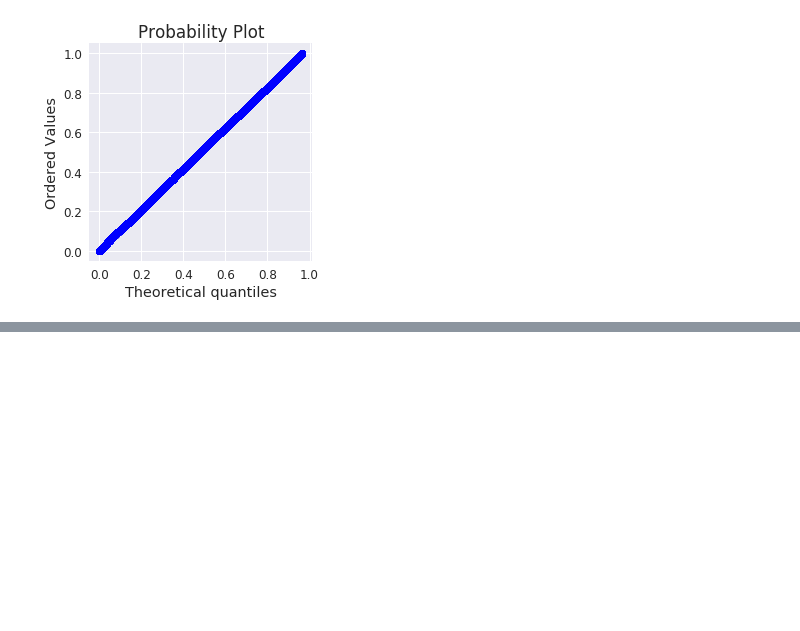
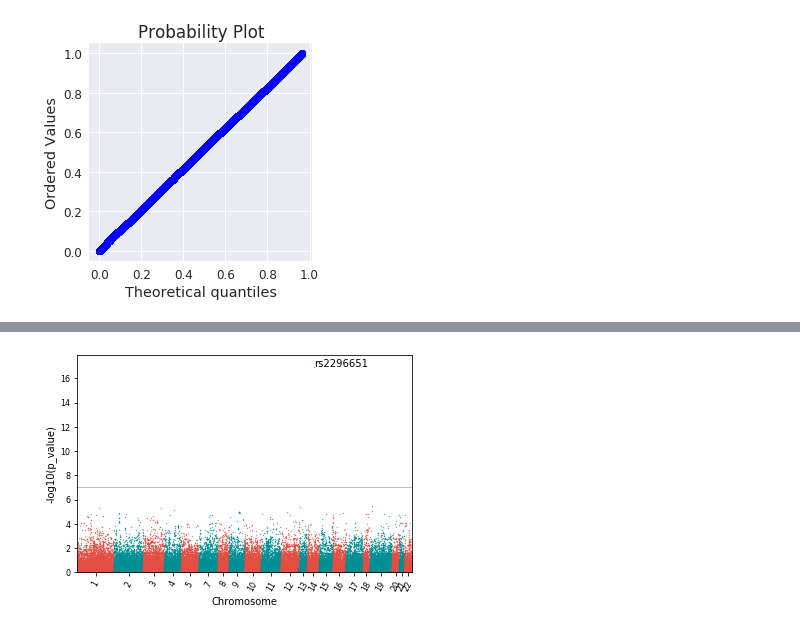
Before and after one commit to matthiaszeller/HBV, a Jupyter notebook: Host genotypes - Analysis.ipynb, the cells around one changed output, grey strips where cells are left out. Saved outputs shown, nothing was run; the diff lists cells and outputs as text; code cells hidden in the pictures; blank space fills up the shorter version.

```diff
--- a/Host genotypes - Analysis.ipynb
+++ b/Host genotypes - Analysis.ipynb
@@ -157,0 +150,6 @@ End time: Thu Aug 15 18:34:47 2019
+# %%
+data = FormatData(PATH_HOST_CLEAN_DATA+'.assoc.logistic', sep='\s+', chromosome='CHR',
+                  p_value='P')
+GenerateManhattan(data, refSNP='SNP', significance=7)
+# %% [output]
+[figure, added]
```
Also changed, not shown: parts of 42 cells of this notebook, 2 other files.
